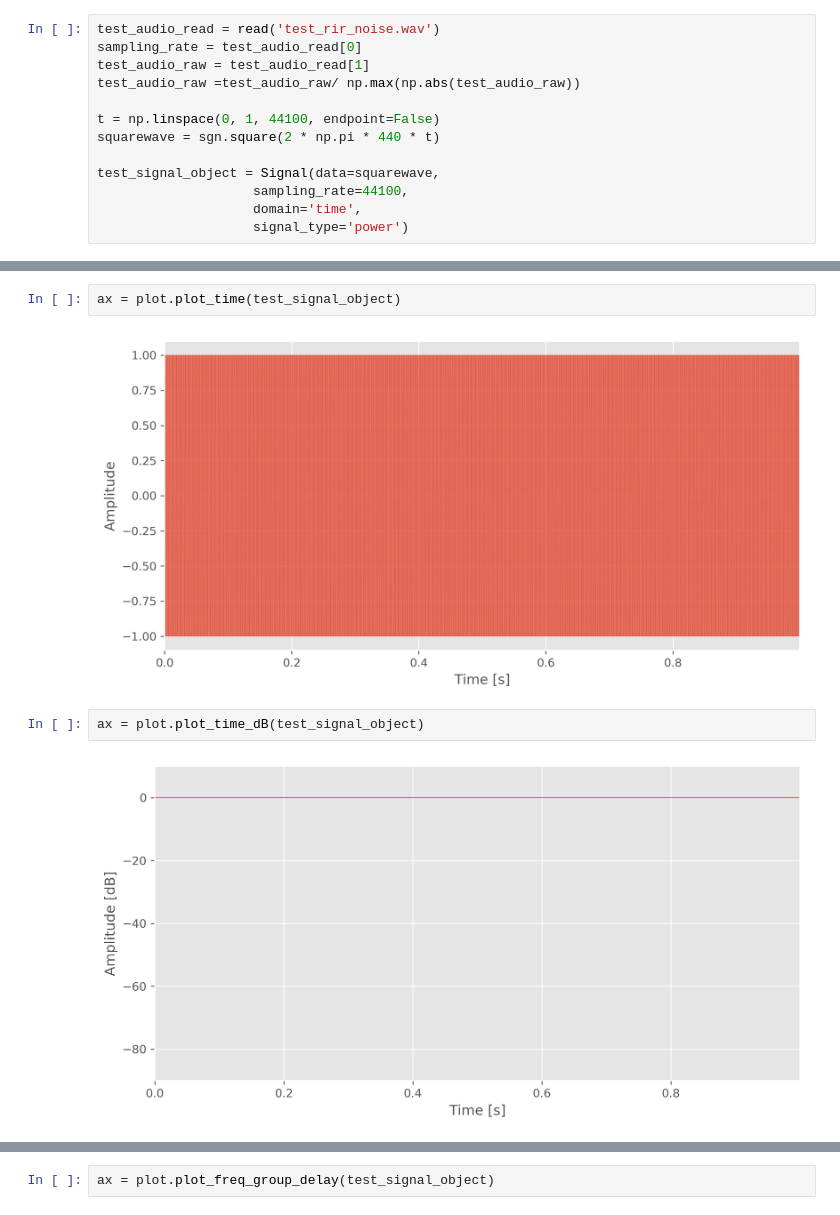
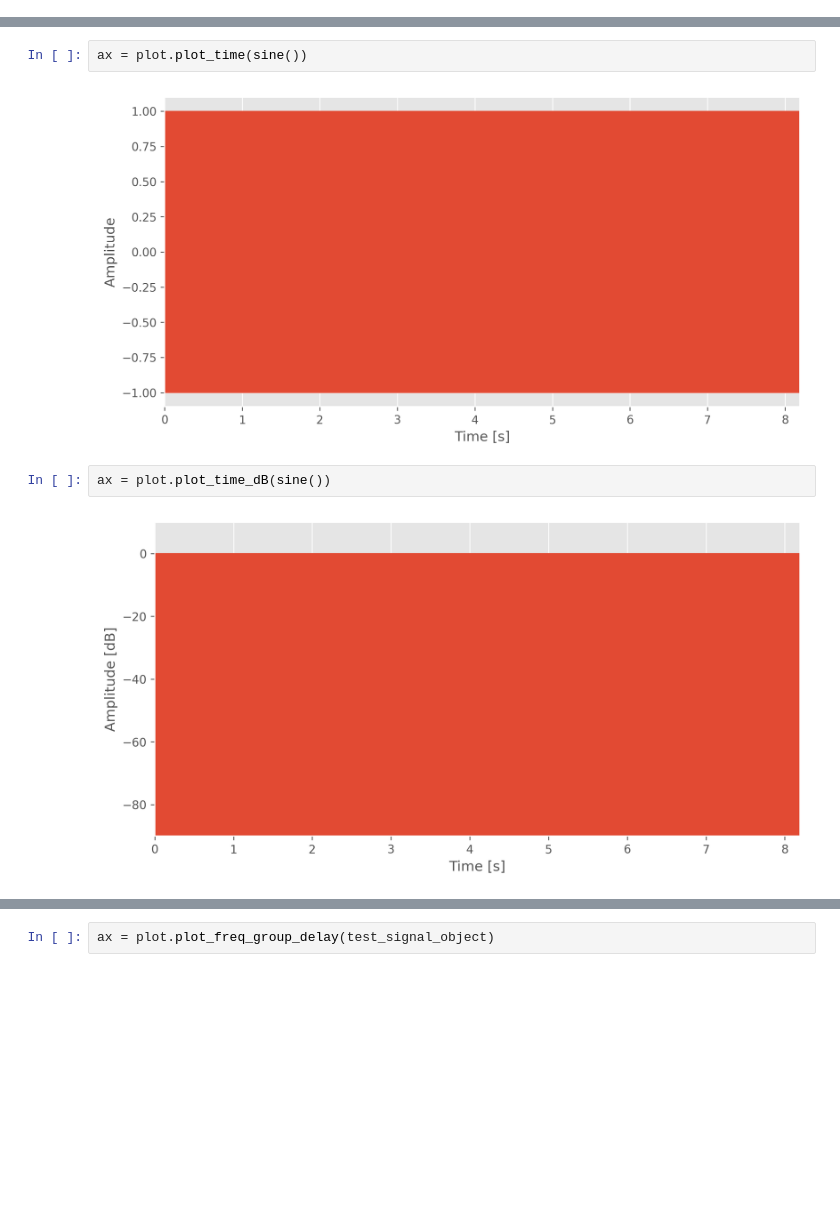
Before and after one commit to pyfar/pyfar, a Jupyter notebook: test_notebook.ipynb, the cells around one changed output, grey strips where cells are left out. Drawn from its saved outputs; the diff is of its cells as text; blank space fills up the shorter version.

```diff
--- a/test_notebook.ipynb
+++ b/test_notebook.ipynb
@@ -21,13 +18,0 @@ ImportError: cannot import name 'test_plot' from 'haiopy' (/Users/johannes/ITA/h
-# %%
-test_audio_read = read('test_rir_noise.wav')
-sampling_rate = test_audio_read[0]
-test_audio_raw = test_audio_read[1]
-test_audio_raw =test_audio_raw/ np.max(np.abs(test_audio_raw))
-
-t = np.linspace(0, 1, 44100, endpoint=False)
-squarewave = sgn.square(2 * np.pi * 440 * t)
-
-test_signal_object = Signal(data=squarewave,
-                    sampling_rate=44100,
-                    domain='time',
-                    signal_type='power')
@@ -34,9 +71,9 @@ test_signal_object = Signal(data=squarewave,
 # %%
-ax = plot.plot_time(test_signal_object)
+ax = plot.plot_time(sine())
 # %% [output]
-[figure, old version]
+[figure, new version]
 # %%
-ax = plot.plot_time_dB(test_signal_object)
+ax = plot.plot_time_dB(sine())
 # %% [output]
-[figure, old version]
+[figure, new version]
 # %%
```
Also changed, not shown: parts of 8 cells of this notebook, 1 other file.
